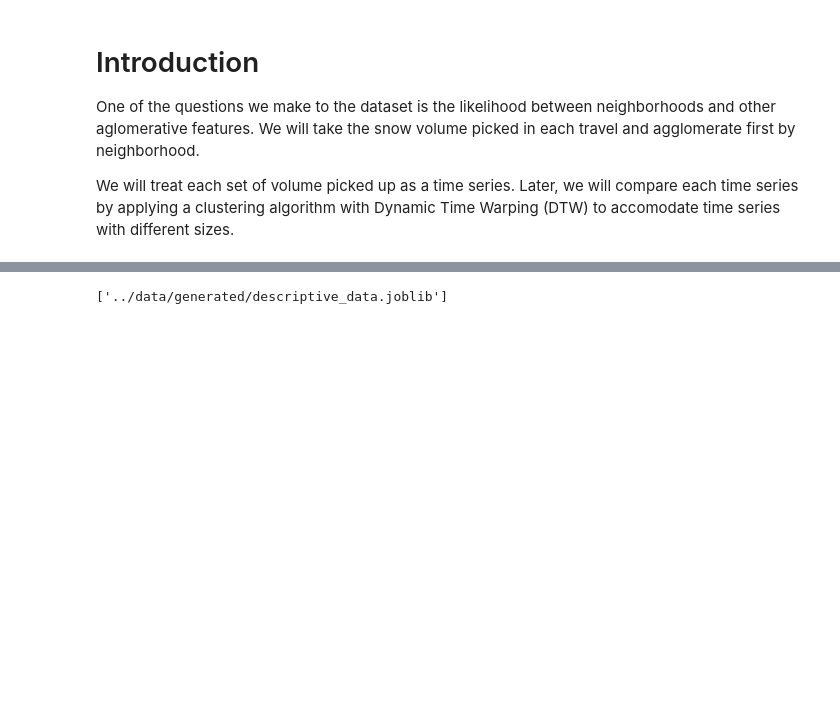
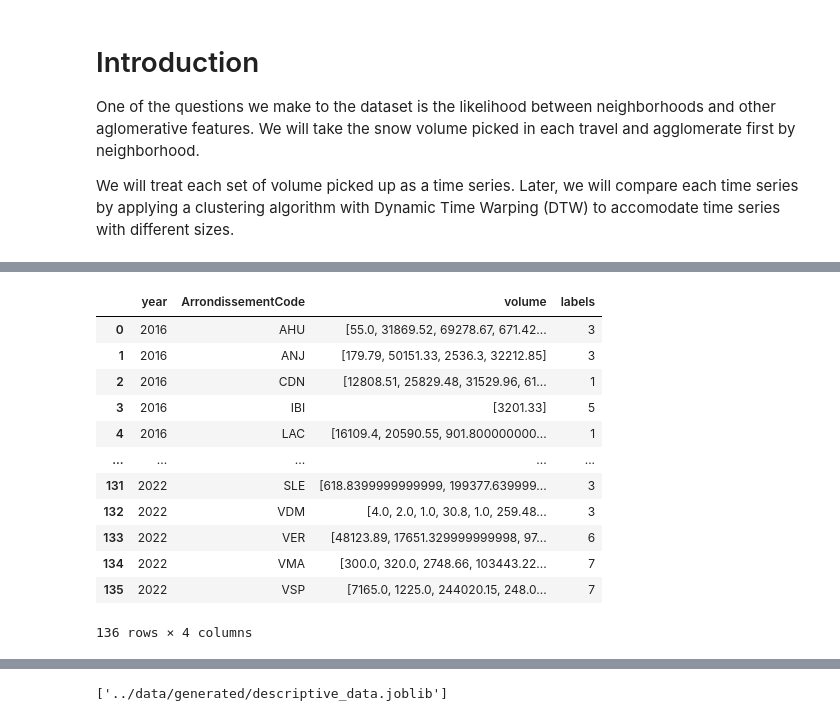
Before and after one commit to cimadure/ind6212, a Jupyter notebook: notebooks/weekly_snowfall_v2.ipynb, the cells around one changed output, grey strips where cells are left out. Cells and saved outputs as stored; diff of their text form; code cells hidden in the pictures; blank space fills up the shorter version.

```diff
--- a/notebooks/weekly_snowfall_v2.ipynb
+++ b/notebooks/weekly_snowfall_v2.ipynb
@@ -346,0 +414,18 @@ kmeans.fit(X_bis)
+# %%
+output_volume_series = volume_series.reset_index()
+output_volume_series["labels"] = best_predictions
+display(output_volume_series)
+# %% [output]
+|  | year | ArrondissementCode | volume | labels |
+| 0 | 2016 | AHU | [55.0, 31869.52, 69278.67, 671.42... | 3 |
+| 1 | 2016 | ANJ | [179.79, 50151.33, 2536.3, 32212.85] | 3 |
+| 2 | 2016 | CDN | [12808.51, 25829.48, 31529.96, 61... | 1 |
+| 3 | 2016 | IBI | [3201.33] | 5 |
+| 4 | 2016 | LAC | [16109.4, 20590.55, 901.800000000... | 1 |
+| ... | ... | ... | ... | ... |
+| 131 | 2022 | SLE | [618.8399999999999, 199377.639999... | 3 |
+| 132 | 2022 | VDM | [4.0, 2.0, 1.0, 30.8, 1.0, 259.48... | 3 |
+| 133 | 2022 | VER | [48123.89, 17651.329999999998, 97... | 6 |
+| 134 | 2022 | VMA | [300.0, 320.0, 2748.66, 103443.22... | 7 |
+| 135 | 2022 | VSP | [7165.0, 1225.0, 244020.15, 248.0... | 7 |
+136 rows × 4 columns
```
Also changed, not shown: parts of 12 cells of this notebook.
